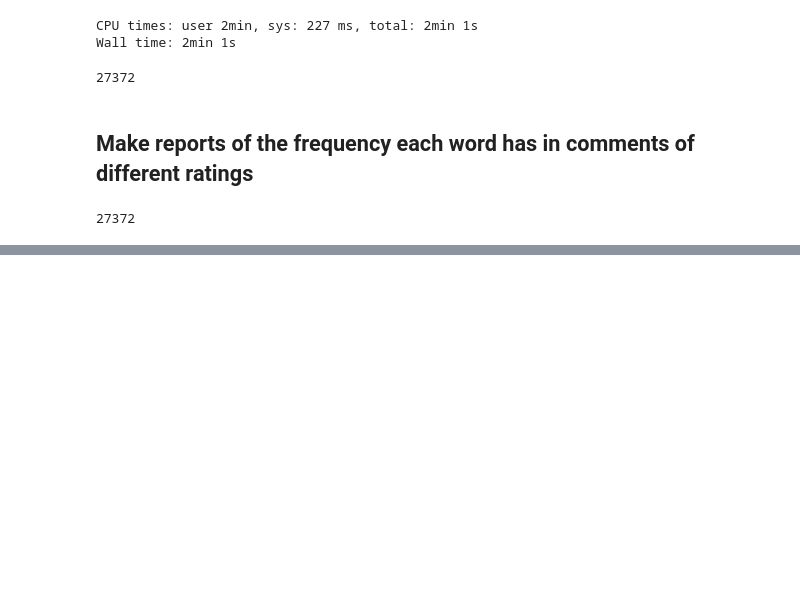
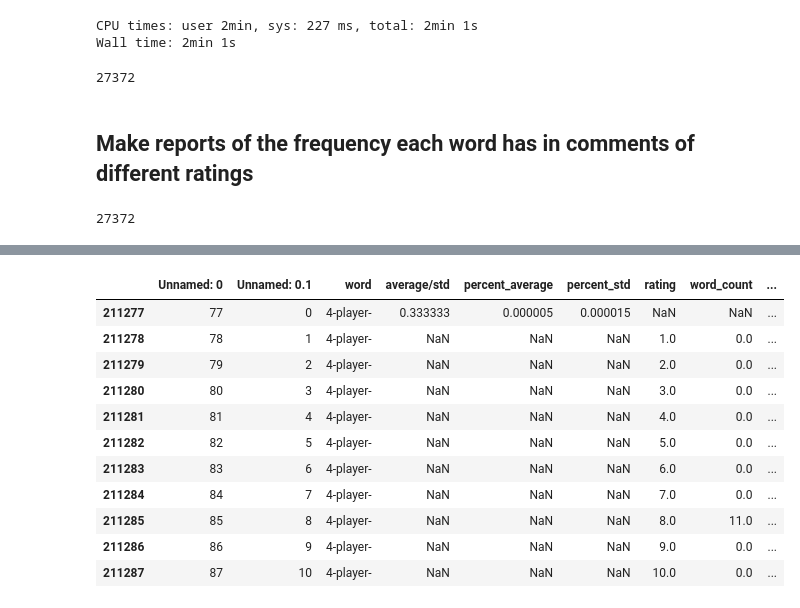
Before and after one commit to matthewgiem/boardgame_sentiment_analysis, a Jupyter notebook: Sentiment Analysis.ipynb, the cells around one changed output, grey strips where cells are left out. Cells and saved outputs as stored; diff of their text form; code cells hidden in the pictures; blank space fills up the shorter version.

```diff
--- a/Sentiment Analysis.ipynb
+++ b/Sentiment Analysis.ipynb
@@ -246,0 +264,15 @@ len(testing_df)
+# %%
+wow.loc[wow.word == '4-player-']
+# %% [output]
+|  | Unnamed: 0 | Unnamed: 0.1 | word | average/std | percent_average | percent_std | rating | word_count | ... |
+| 211277 | 77 | 0 | 4-player- | 0.333333 | 0.000005 | 0.000015 | NaN | NaN | ... |
+| 211278 | 78 | 1 | 4-player- | NaN | NaN | NaN | 1.0 | 0.0 | ... |
+| 211279 | 79 | 2 | 4-player- | NaN | NaN | NaN | 2.0 | 0.0 | ... |
+| 211280 | 80 | 3 | 4-player- | NaN | NaN | NaN | 3.0 | 0.0 | ... |
+| 211281 | 81 | 4 | 4-player- | NaN | NaN | NaN | 4.0 | 0.0 | ... |
+| 211282 | 82 | 5 | 4-player- | NaN | NaN | NaN | 5.0 | 0.0 | ... |
+| 211283 | 83 | 6 | 4-player- | NaN | NaN | NaN | 6.0 | 0.0 | ... |
+| 211284 | 84 | 7 | 4-player- | NaN | NaN | NaN | 7.0 | 0.0 | ... |
+| 211285 | 85 | 8 | 4-player- | NaN | NaN | NaN | 8.0 | 11.0 | ... |
+| 211286 | 86 | 9 | 4-player- | NaN | NaN | NaN | 9.0 | 0.0 | ... |
+| 211287 | 87 | 10 | 4-player- | NaN | NaN | NaN | 10.0 | 0.0 | ... |
```
Also changed, not shown: parts of 6 cells of this notebook.
